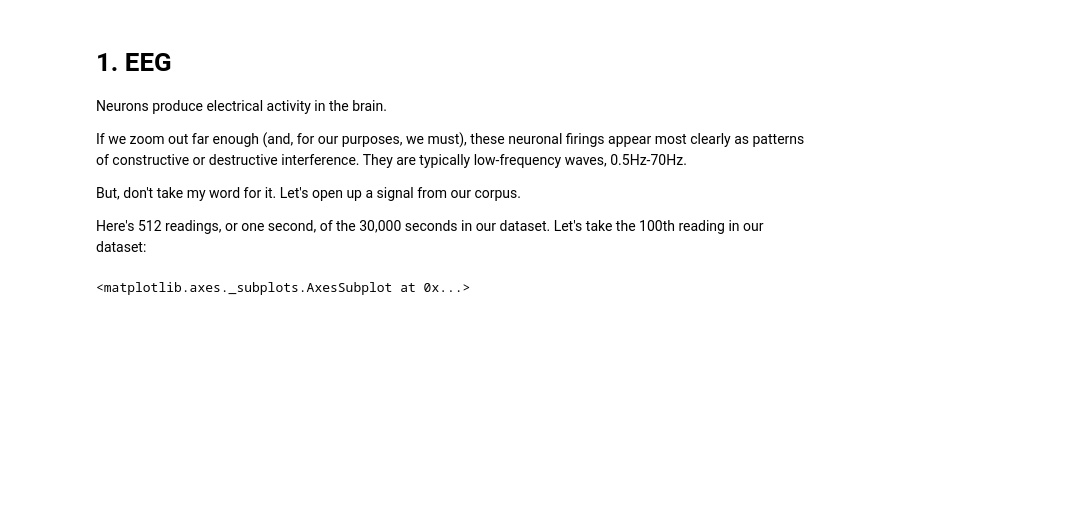
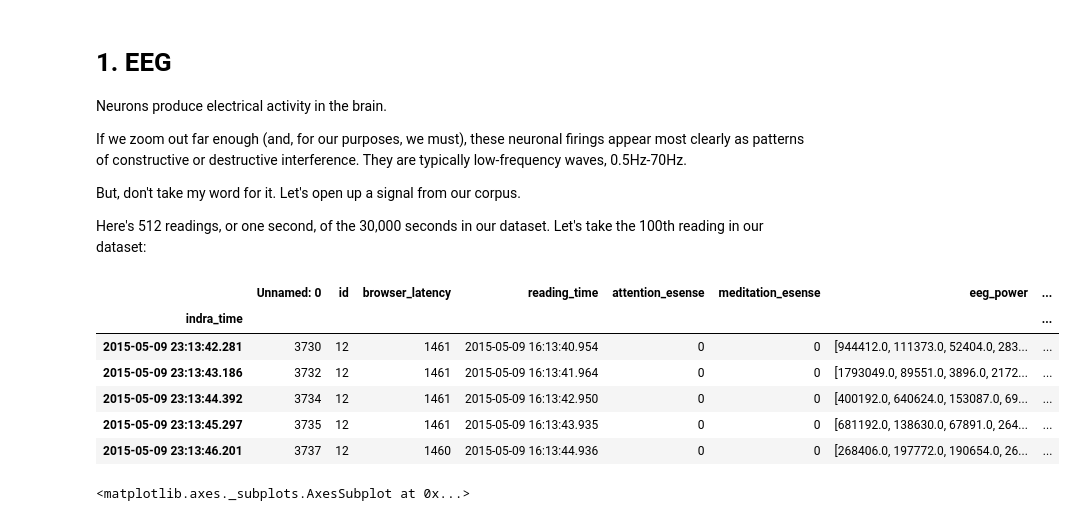
Before and after one commit to sophiali124/290T-mrt-lab1, a Jupyter notebook: lab-1.ipynb, the cells around one changed output. Drawn from its saved outputs; the diff is of its cells as text; code cells hidden in the pictures; blank space fills up the shorter version.

```diff
--- a/lab-1.ipynb
+++ b/lab-1.ipynb
@@ -25,6 +25,16 @@ If we zoom out far enough (and, for our purposes, we must), these neuronal firin
 But, don't take my word for it. Let's open up a signal from our corpus.
 
 Here's 512 readings, or one second, of the 30,000 seconds in our dataset. Let's take the 100th reading in our dataset:
+# %%
+dataset.head()
+# %% [output]
+|  | Unnamed: 0 | id | browser_latency | reading_time | attention_esense | meditation_esense | eeg_power | ... |
+| indra_time |  |  |  |  |  |  |  | ... |
+| 2015-05-09 23:13:42.281 | 3730 | 12 | 1461 | 2015-05-09 16:13:40.954 | 0 | 0 | [944412.0, 111373.0, 52404.0, 283... | ... |
+| 2015-05-09 23:13:43.186 | 3732 | 12 | 1461 | 2015-05-09 16:13:41.964 | 0 | 0 | [1793049.0, 89551.0, 3896.0, 2172... | ... |
+| 2015-05-09 23:13:44.392 | 3734 | 12 | 1461 | 2015-05-09 16:13:42.950 | 0 | 0 | [400192.0, 640624.0, 153087.0, 69... | ... |
+| 2015-05-09 23:13:45.297 | 3735 | 12 | 1461 | 2015-05-09 16:13:43.935 | 0 | 0 | [681192.0, 138630.0, 67891.0, 264... | ... |
+| 2015-05-09 23:13:46.201 | 3737 | 12 | 1460 | 2015-05-09 16:13:44.936 | 0 | 0 | [268406.0, 197772.0, 190654.0, 26... | ... |
 # %%
 pd.Series(dataset.raw_values[100].values).plot()
 # %% [output]
```
Also changed, not shown: parts of 7 cells of this notebook.
